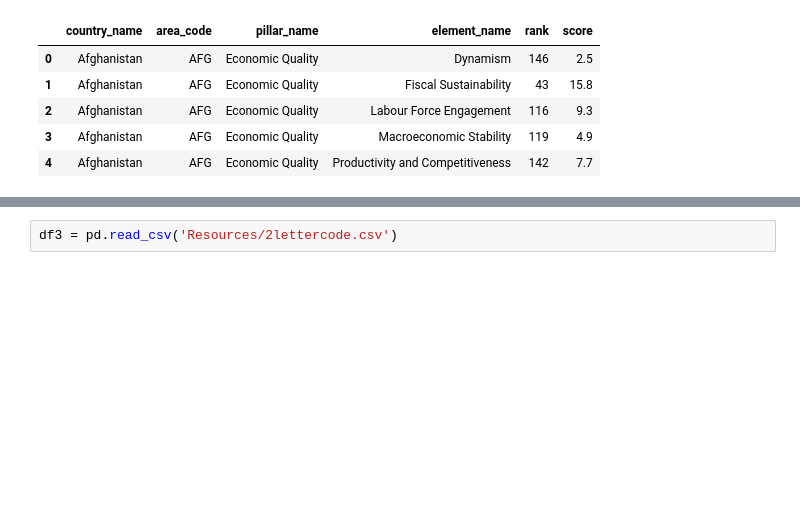
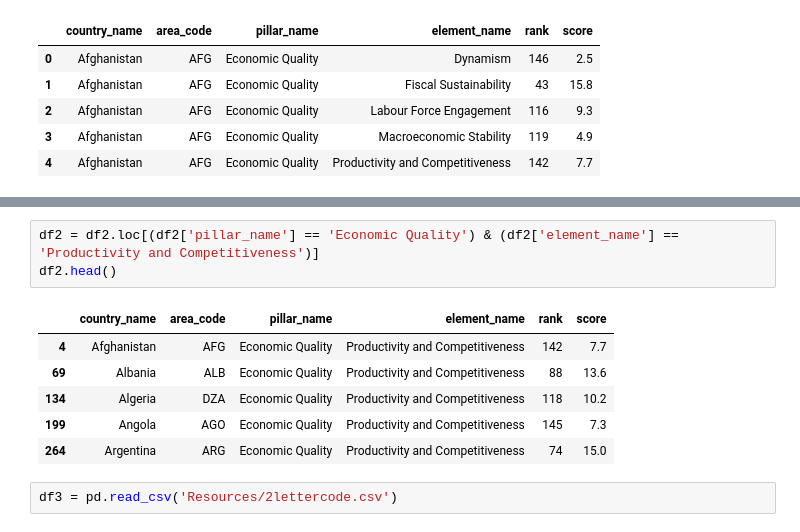
Before and after one commit to allychau/captain-crucnch-etl, a Jupyter notebook: world_happiness.ipynb, the cells around one changed output, grey strips where cells are left out. Drawn from its saved outputs; the diff is of its cells as text; blank space fills up the shorter version.

```diff
--- a/world_happiness.ipynb
+++ b/world_happiness.ipynb
@@ -145,3 +197,13 @@ df2.head()
+# %%
+df2 = df2.loc[(df2['pillar_name'] == 'Economic Quality') & (df2['element_name'] == 'Productivity and Competitiveness')]
+df2.head()
+# %% [output]
+|  | country_name | area_code | pillar_name | element_name | rank | score |
+| 4 | Afghanistan | AFG | Economic Quality | Productivity and Competitiveness | 142 | 7.7 |
+| 69 | Albania | ALB | Economic Quality | Productivity and Competitiveness | 88 | 13.6 |
+| 134 | Algeria | DZA | Economic Quality | Productivity and Competitiveness | 118 | 10.2 |
+| 199 | Angola | AGO | Economic Quality | Productivity and Competitiveness | 145 | 7.3 |
+| 264 | Argentina | ARG | Economic Quality | Productivity and Competitiveness | 74 | 15.0 |
 # %%
 df3 = pd.read_csv('Resources/2lettercode.csv')
 # %%
```
Also changed, not shown: parts of 21 cells of this notebook.
